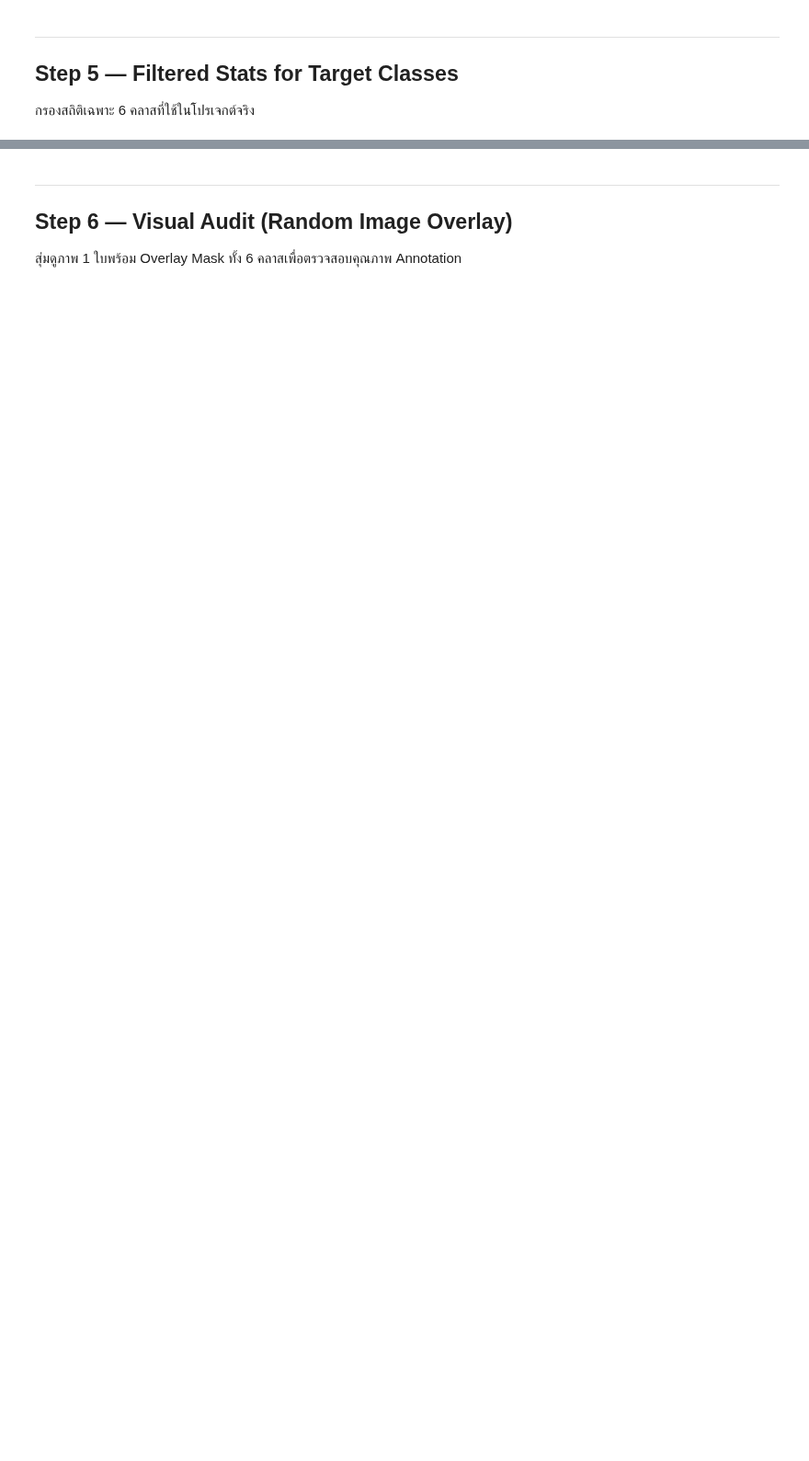
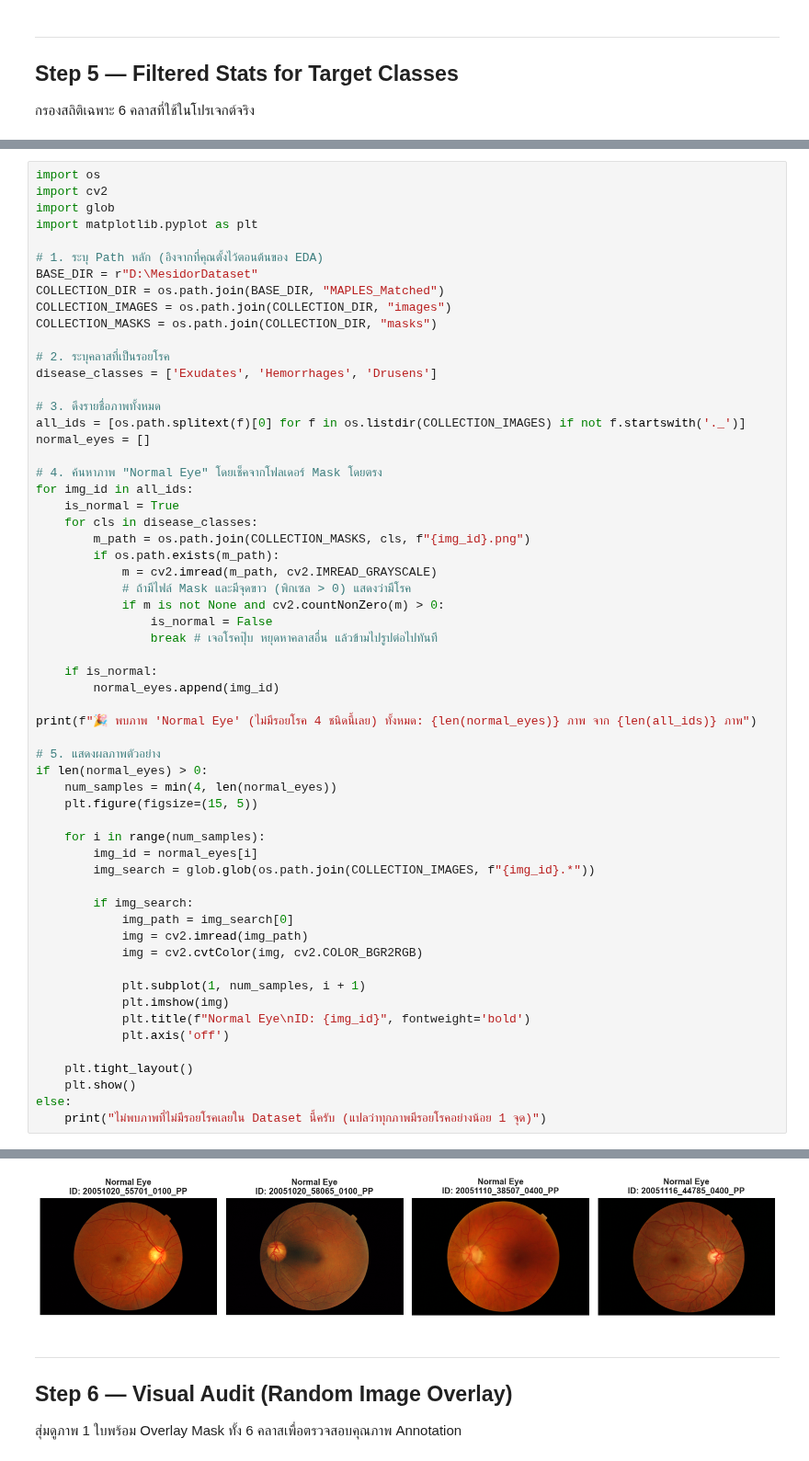
Before and after one commit to EchoOfHer/seniorProject, a Jupyter notebook: EDA.ipynb, the cells around one changed output, grey strips where cells are left out. Shown at 92% size. Cells and saved outputs as stored; diff of their text form; blank space fills up the shorter version.

```diff
--- a/EDA.ipynb
+++ b/EDA.ipynb
@@ -276,0 +289,60 @@ display(df_pixel_focus)
+# %%
+import os
+import cv2
+import glob
+import matplotlib.pyplot as plt
+
+# 1. ระบุ Path หลัก (อิงจากที่คุณตั้งไว้ตอนต้นของ EDA)
+BASE_DIR = r"D:\MesidorDataset"
+COLLECTION_DIR = os.path.join(BASE_DIR, "MAPLES_Matched")
+COLLECTION_IMAGES = os.path.join(COLLECTION_DIR, "images")
+COLLECTION_MASKS = os.path.join(COLLECTION_DIR, "masks")
+
+# 2. ระบุคลาสที่เป็นรอยโรค
+disease_classes = ['Exudates', 'Hemorrhages', 'Drusens']
+
+# 3. ดึงรายชื่อภาพทั้งหมด
+all_ids = [os.path.splitext(f)[0] for f in os.listdir(COLLECTION_IMAGES) if not f.startswith('._')]
+normal_eyes = []
+
+# 4. ค้นหาภาพ "Normal Eye" โดยเช็คจากโฟลเดอร์ Mask โดยตรง
+for img_id in all_ids:
+    is_normal = True
+    for cls in disease_classes:
+        m_path = os.path.join(COLLECTION_MASKS, cls, f"{img_id}.png")
+        if os.path.exists(m_path):
+            m = cv2.imread(m_path, cv2.IMREAD_GRAYSCALE)
+            # ถ้ามีไฟล์ Mask และมีจุดขาว (พิกเซล > 0) แสดงว่ามีโรค
+            if m is not None and cv2.countNonZero(m) > 0:
+                is_normal = False
+                break # เจอโรคปุ๊บ หยุดหาคลาสอื่น แล้วข้ามไปรูปต่อไปทันที
+
+    if is_normal:
+        normal_eyes.append(img_id)
+
+print(f"🎉 พบภาพ 'Normal Eye' (ไม่มีรอยโรค 4 ชนิดนี้เลย) ทั้งหมด: {len(normal_eyes)} ภาพ จาก {len(all_ids)} ภาพ")
+
+# 5. แสดงผลภาพตัวอย่าง
+if len(normal_eyes) > 0:
+    num_samples = min(4, len(normal_eyes))
+    plt.figure(figsize=(15, 5))
+
+    for i in range(num_samples):
+        img_id = normal_eyes[i]
+        img_search = glob.glob(os.path.join(COLLECTION_IMAGES, f"{img_id}.*"))
+
+        if img_search:
+            img_path = img_search[0]
+            img = cv2.imread(img_path)
+            img = cv2.cvtColor(img, cv2.COLOR_BGR2RGB)
+
+            plt.subplot(1, num_samples, i + 1)
+            plt.imshow(img)
+            plt.title(f"Normal Eye\nID: {img_id}", fontweight='bold')
+            plt.axis('off')
+
+    plt.tight_layout()
+    plt.show()
+else:
+    print("ไม่พบภาพที่ไม่มีรอยโรคเลยใน Dataset นี้ครับ (แปลว่าทุกภาพมีรอยโรคอย่างน้อย 1 จุด)")
+# %% [output]
@@ -277,3 +350,4 @@ display(df_pixel_focus)
+[figure, added]
 # %% [markdown]
 ---
 ## Step 6 — Visual Audit (Random Image Overlay)
```
Also changed, not shown: parts of 8 cells of this notebook, 2 other files.
